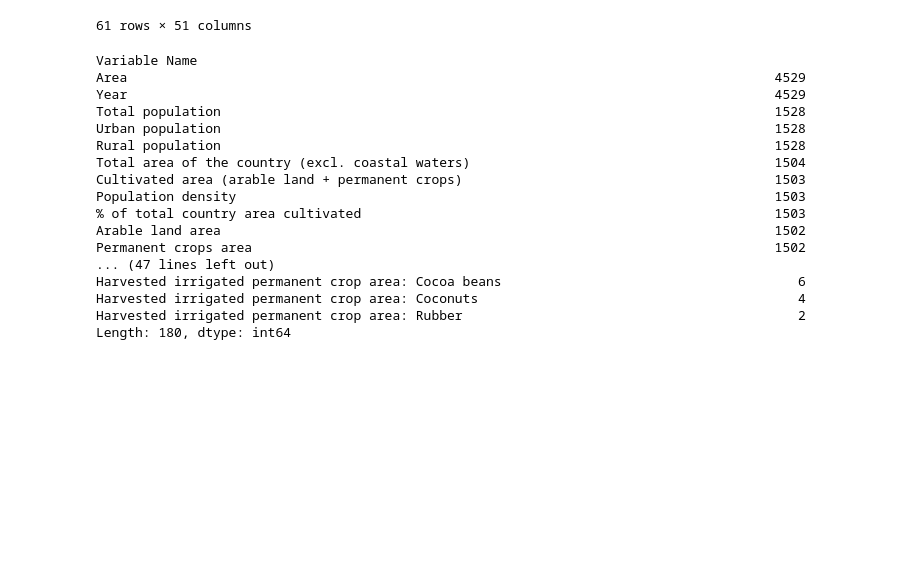
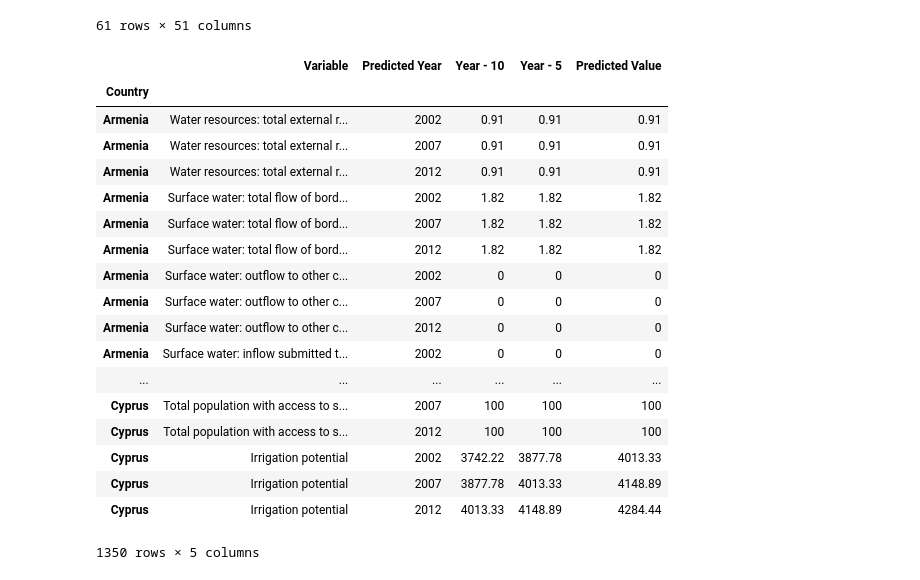
Before and after one commit to morakha/MENA-Water-Resource-Allocation---ML-approach, a Jupyter notebook: ERG 131 Clean data (Final Project).ipynb, the cells around one changed output. Drawn from its saved outputs; the diff is of its cells as text; code cells hidden in the pictures; blank space fills up the shorter version.

Commit message:
Cleaned up training a bit more

```diff
--- a/ERG 131 Clean data (Final Project).ipynb
+++ b/ERG 131 Clean data (Final Project).ipynb
@@ -4,20 +4,20 @@ import matplotlib.pyplot as plt
 import seaborn as sns
 import numpy as np
 # %%
-df1 = pd.read_csv('AQUASTAT/aquastat_flat.csv',lineterminator='\r')
-df2 = pd.read_csv('AQUASTAT/as2.csv',lineterminator='\r')[:-1]
-df3 = pd.read_csv('AQUASTAT/as3.csv',lineterminator='\r')[:-1]
-df4 = pd.read_csv('AQUASTAT/as4.csv',lineterminator='\r')[:-1]
-df5 = pd.read_csv('AQUASTAT/as5.csv',lineterminator='\r')[:-1]
-df6 = pd.read_csv('AQUASTAT/as6.csv',lineterminator='\r')[:-1]
-df7 = pd.read_csv('AQUASTAT/as7.csv',lineterminator='\r')[:-1]
-df8 = pd.read_csv('AQUASTAT/as8.csv',lineterminator='\r')[:-1]
-df9 = pd.read_csv('AQUASTAT/as9.csv',lineterminator='\r')[:-1]
-df10 = pd.read_csv('AQUASTAT/as10.csv',lineterminator='\r')[:-1]
-df11 = pd.read_csv('AQUASTAT/as11.csv',lineterminator='\r')[:-1]
-df12 = pd.read_csv('AQUASTAT/as12.csv',lineterminator='\r')[:-1]
-df13 = pd.read_csv('AQUASTAT/as13.csv',lineterminator='\r')[:-1]
-df14 = pd.read_csv('AQUASTAT/as14.csv',lineterminator='\r')[:-1]
+df1 = pd.read_csv('aquastat_flat.csv',lineterminator='\r')
+df2 = pd.read_csv('as2.csv',lineterminator='\r')[:-1]
+df3 = pd.read_csv('as3.csv',lineterminator='\r')[:-1]
+df4 = pd.read_csv('as4.csv',lineterminator='\r')[:-1]
+df5 = pd.read_csv('as5.csv',lineterminator='\r')[:-1]
+df6 = pd.read_csv('as6.csv',lineterminator='\r')[:-1]
+df7 = pd.read_csv('as7.csv',lineterminator='\r')[:-1]
+df8 = pd.read_csv('as8.csv',lineterminator='\r')[:-1]
+df9 = pd.read_csv('as9.csv',lineterminator='\r')[:-1]
+df10 = pd.read_csv('as10.csv',lineterminator='\r')[:-1]
+df11 = pd.read_csv('as11.csv',lineterminator='\r')[:-1]
+df12 = pd.read_csv('as12.csv',lineterminator='\r')[:-1]
+df13 = pd.read_csv('as13.csv',lineterminator='\r')[:-1]
+df14 = pd.read_csv('as14.csv',lineterminator='\r')[:-1]
 # %%
 df = pd.concat([df1,df2,df3,df4,df5,df6,df7,df8,df9,df10,df11,df12,df13,df14])
 # %%
@@ -176,8 +176,9 @@ all_rows = []
 for country in countries:
     for var in variables:
         for x in range(2002, 2017, 5):
-            new_row = {"Country": country, "Variable": var, "x1": goal[goal.apply(filter_fn1, axis=1)].loc[:,var].values[0], "x2": goal[goal.apply(filter_fn2, axis=1)].loc[:,var].values[0], "x3": goal[goal.apply(filter_fn3, axis=1)].loc[:,var].values[0]}
+            new_row = {"Predicted Year": x, "Country": country, "Variable": var, "Year - 10": goal[goal.apply(filter_fn1, axis=1)].loc[:,var].values[0], "Year - 5": goal[goal.apply(filter_fn2, axis=1)].loc[:,var].values[0], "Predicted Value": goal[goal.apply(filter_fn3, axis=1)].loc[:,var].values[0]}
 #             , "x2": goal[goal.apply(filter_fn2, axis=1)][var], "x3":goal[goal.apply(filter_fn3, axis=1)][var
             all_rows.append(new_row)
 aqua_training = pd.DataFrame(all_rows)
+
 # goal[goal.apply(lambda y: y["Area"] == "Armenia"  and y["Year"] == 2002, axis=1)].loc[:, "Rural population"].values[0]
@@ -186,23 +185,31 @@ aqua_training.to_csv('aqua_training.csv')
+# %%
+aqua_training = aqua_training[['Country', 'Variable', 'Predicted Year', 'Year - 10',
+       'Year - 5', 'Predicted Value']]
+aqua_training.set_index("Country",inplace=True)
+aqua_training
+# aqua_training.to_csv('aqua_training.csv')
+# %% [output]
+|  | Variable | Predicted Year | Year - 10 | Year - 5 | Predicted Value |
+| Country |  |  |  |  |  |
+| Armenia | Water resources: total external r... | 2002 | 0.91 | 0.91 | 0.91 |
+| Armenia | Water resources: total external r... | 2007 | 0.91 | 0.91 | 0.91 |
+| Armenia | Water resources: total external r... | 2012 | 0.91 | 0.91 | 0.91 |
+| Armenia | Surface water: total flow of bord... | 2002 | 1.82 | 1.82 | 1.82 |
+| Armenia | Surface water: total flow of bord... | 2007 | 1.82 | 1.82 | 1.82 |
+| Armenia | Surface water: total flow of bord... | 2012 | 1.82 | 1.82 | 1.82 |
+| Armenia | Surface water: outflow to other c... | 2002 | 0 | 0 | 0 |
+| Armenia | Surface water: outflow to other c... | 2007 | 0 | 0 | 0 |
+| Armenia | Surface water: outflow to other c... | 2012 | 0 | 0 | 0 |
+| Armenia | Surface water: inflow submitted t... | 2002 | 0 | 0 | 0 |
+| ... | ... | ... | ... | ... | ... |
+| Cyprus | Total population with access to s... | 2007 | 100 | 100 | 100 |
+| Cyprus | Total population with access to s... | 2012 | 100 | 100 | 100 |
+| Cyprus | Irrigation potential | 2002 | 3742.22 | 3877.78 | 4013.33 |
+| Cyprus | Irrigation potential | 2007 | 3877.78 | 4013.33 | 4148.89 |
+| Cyprus | Irrigation potential | 2012 | 4013.33 | 4148.89 | 4284.44 |
+1350 rows × 5 columns
 # %%
 clean_df.notna().sum().sort_values(ascending = False)
-# %% [output]
-Variable Name
-Area                                                                                   4529
-Year                                                                                   4529
-Total population                                                                       1528
-Urban population                                                                       1528
-Rural population                                                                       1528
-Total area of the country (excl. coastal waters)                                       1504
-Cultivated area (arable land + permanent crops)                                        1503
-Population density                                                                     1503
-% of total country area cultivated                                                     1503
-Arable land area                                                                       1502
-Permanent crops area                                                                   1502
-... (47 lines left out)
-Harvested irrigated permanent crop area: Cocoa beans                                      6
-Harvested irrigated permanent crop area: Coconuts                                         4
-Harvested irrigated permanent crop area: Rubber                                           2
-Length: 180, dtype: int64
 # %%
 yep = clean_df[clean_df['SDG 6.4.2. Water Stress'].notna()][['Area','Year','SDG 6.4.2. Water Stress']]
 yep
```
Also changed, not shown: parts of 3 cells of this notebook, 1 other file.
